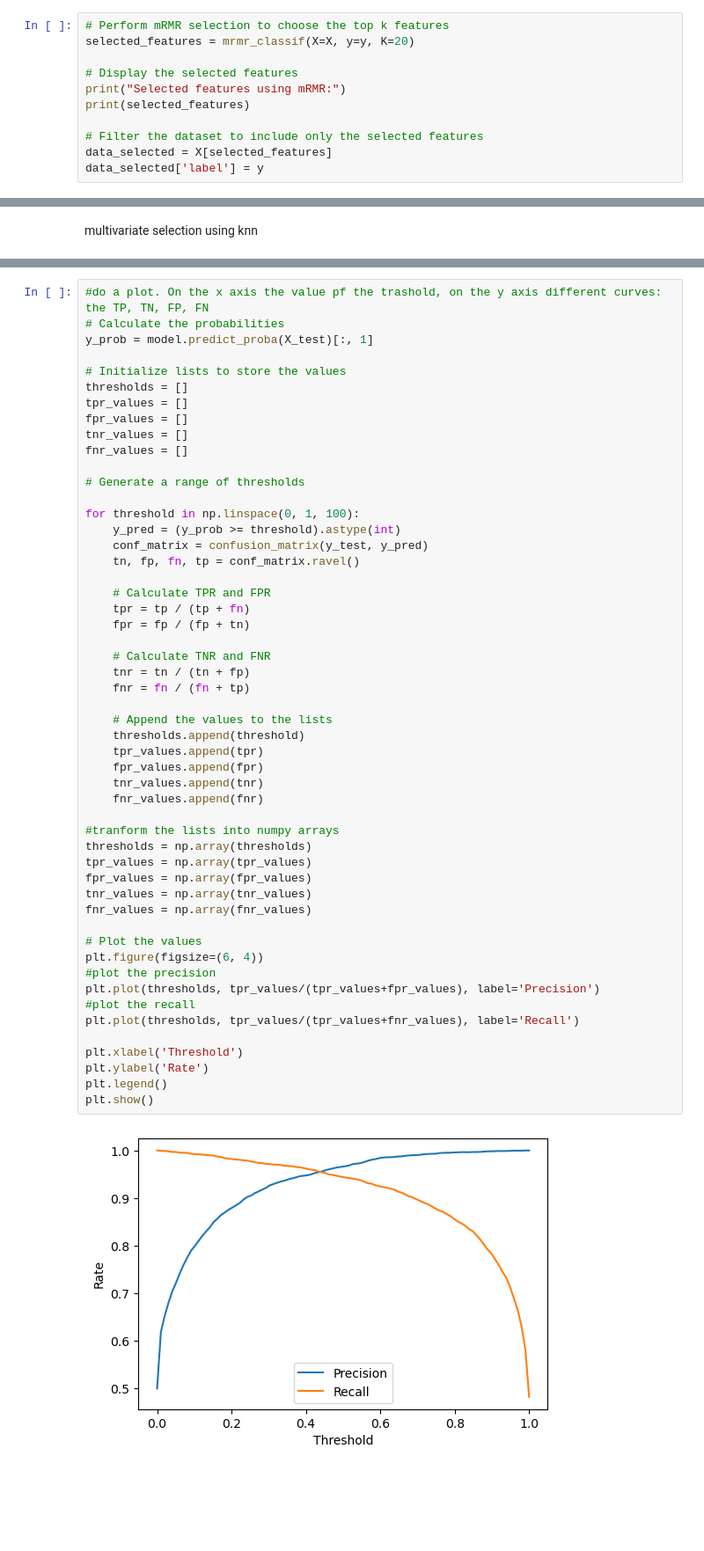
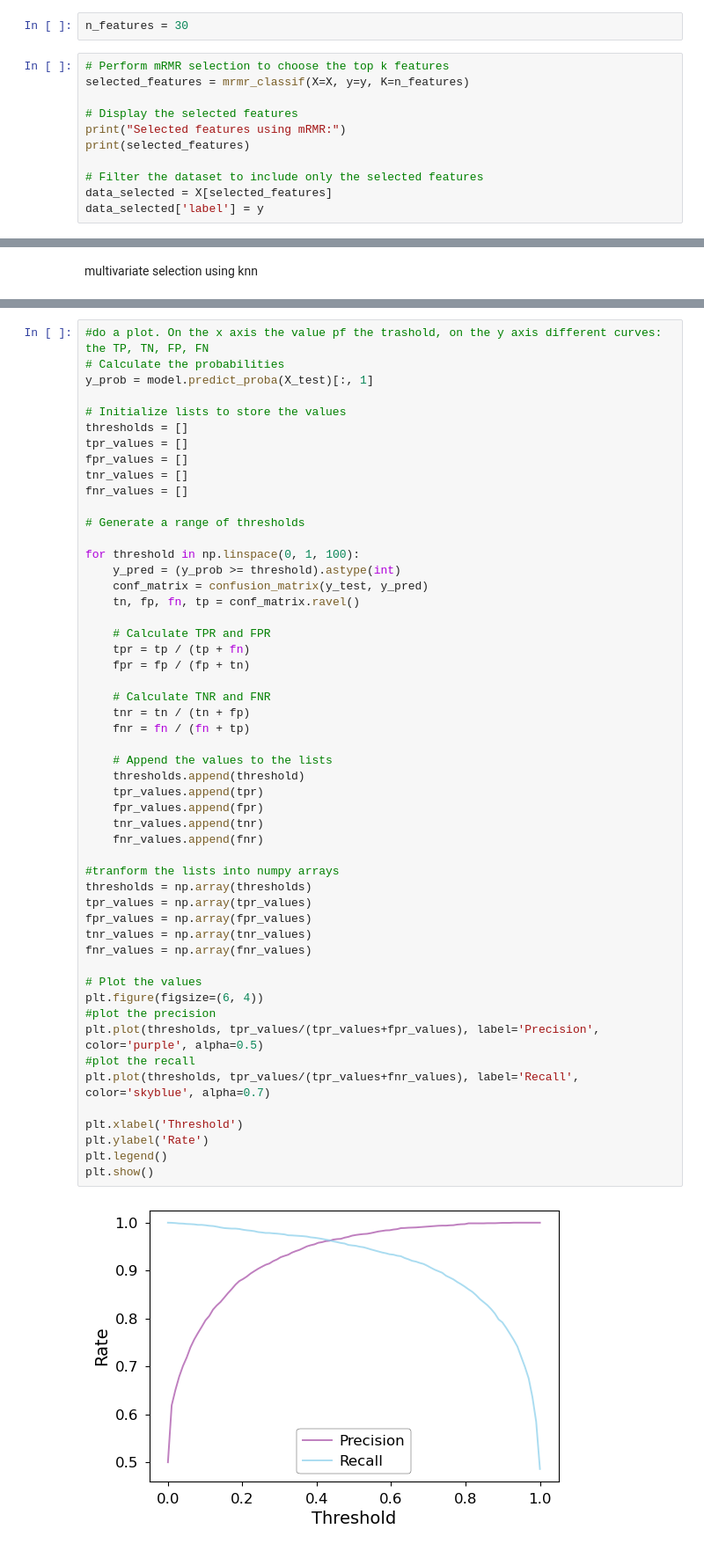
Before and after one commit to Fabiocufino/Advanced-Laboratory---TU-Dortmund, a Jupyter notebook: IceCube/anal_icecube.ipynb, the cells around one changed output, grey strips where cells are left out. Shown at 88% size. Drawn from its saved outputs; the diff is of its cells as text; blank space fills up the shorter version.

```diff
--- a/IceCube/anal_icecube.ipynb
+++ b/IceCube/anal_icecube.ipynb
@@ -351,9 +335,11 @@ from sklearn.datasets import make_classification
 # Separate features and target
 X = data.drop('label', axis=1)
 y = data['label']
+# %%
+n_features = 30
 # %%
 # Perform mRMR selection to choose the top k features
-selected_features = mrmr_classif(X=X, y=y, K=20)
+selected_features = mrmr_classif(X=X, y=y, K=n_features)
 
 # Display the selected features
 print("Selected features using mRMR:")
@@ -718,36 +688,36 @@ for threshold in np.linspace(0, 1, 100):
     fpr = fp / (fp + tn)
 
     # Calculate TNR and FNR
     tnr = tn / (tn + fp)
     fnr = fn / (fn + tp)
 
     # Append the values to the lists
     thresholds.append(threshold)
     tpr_values.append(tpr)
     fpr_values.append(fpr)
     tnr_values.append(tnr)
     fnr_values.append(fnr)
 
 #tranform the lists into numpy arrays
 thresholds = np.array(thresholds)
 tpr_values = np.array(tpr_values)
 fpr_values = np.array(fpr_values)
 tnr_values = np.array(tnr_values)
 fnr_values = np.array(fnr_values)
 
 # Plot the values
 plt.figure(figsize=(6, 4))
 #plot the precision
-plt.plot(thresholds, tpr_values/(tpr_values+fpr_values), label='Precision')
+plt.plot(thresholds, tpr_values/(tpr_values+fpr_values), label='Precision', color='purple', alpha=0.5)
 #plot the recall
-plt.plot(thresholds, tpr_values/(tpr_values+fnr_values), label='Recall')
+plt.plot(thresholds, tpr_values/(tpr_values+fnr_values), label='Recall', color='skyblue', alpha=0.7)
 
 plt.xlabel('Threshold')
 plt.ylabel('Rate')
 plt.legend()
 plt.show()
 # %% [output]
-[figure, old version]
+[figure, new version]
 # %%
 #compute the fBeta score with beta = 0.1
 from sklearn.metrics import fbeta_score
```
Also changed, not shown: parts of 25 cells of this notebook.
